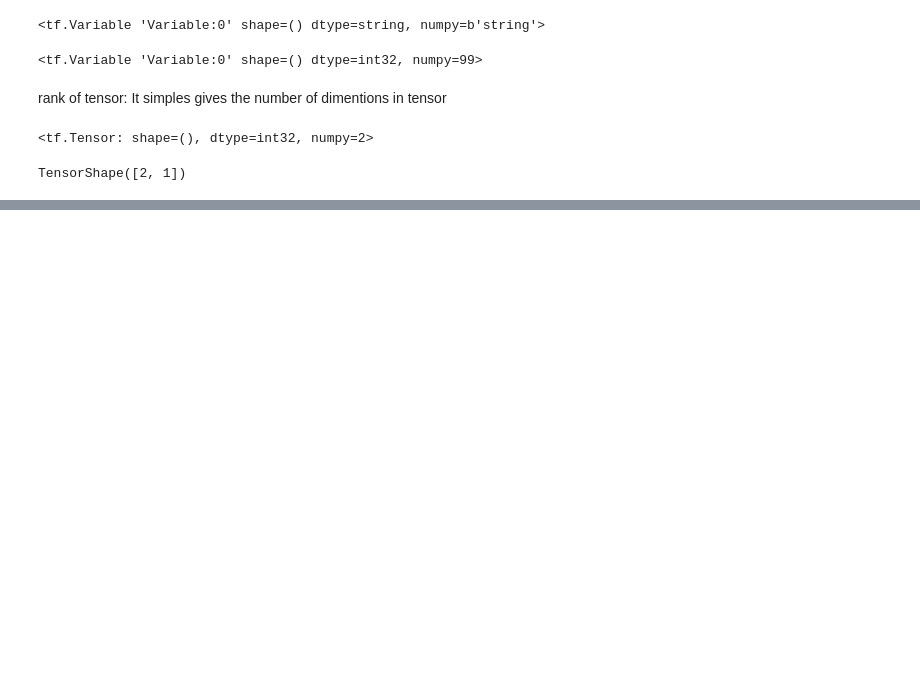
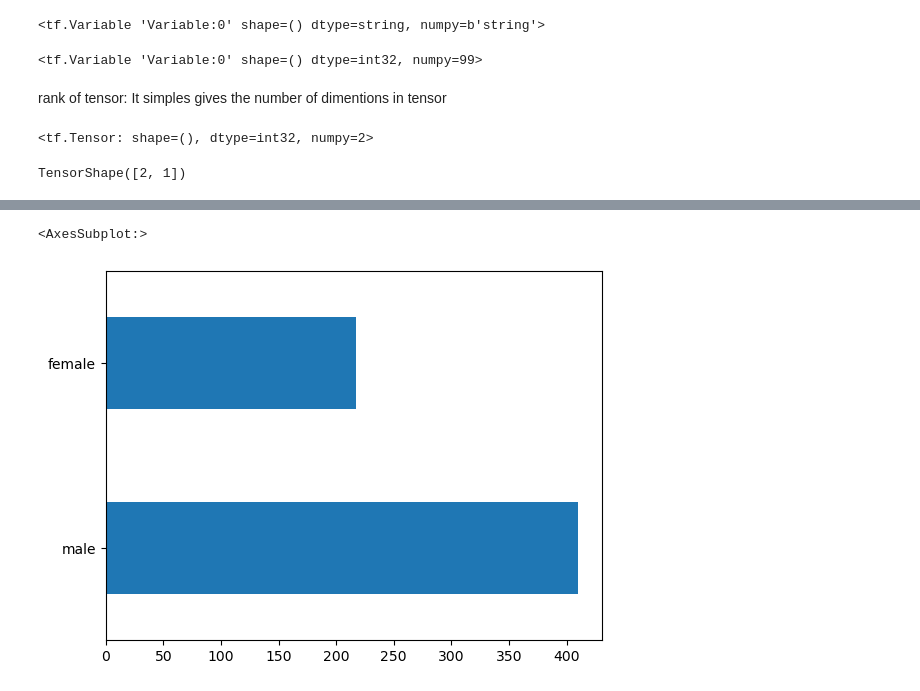
Before and after one commit to arjunprakash027/collections, a Jupyter notebook: tutorials/tensorflow/freecodecamp.ipynb, the cells around one changed output, grey strips where cells are left out. Drawn from its saved outputs; the diff is of its cells as text; code cells hidden in the pictures; blank space fills up the shorter version.

```diff
--- a/tutorials/tensorflow/freecodecamp.ipynb
+++ b/tutorials/tensorflow/freecodecamp.ipynb
@@ -64,0 +172,5 @@ TensorShape([2, 1])
+# %%
+dftrain.sex.value_counts().plot(kind='barh')
+# %% [output]
+<AxesSubplot:>
+[figure, added]
```
Also changed, not shown: parts of 19 cells of this notebook.
